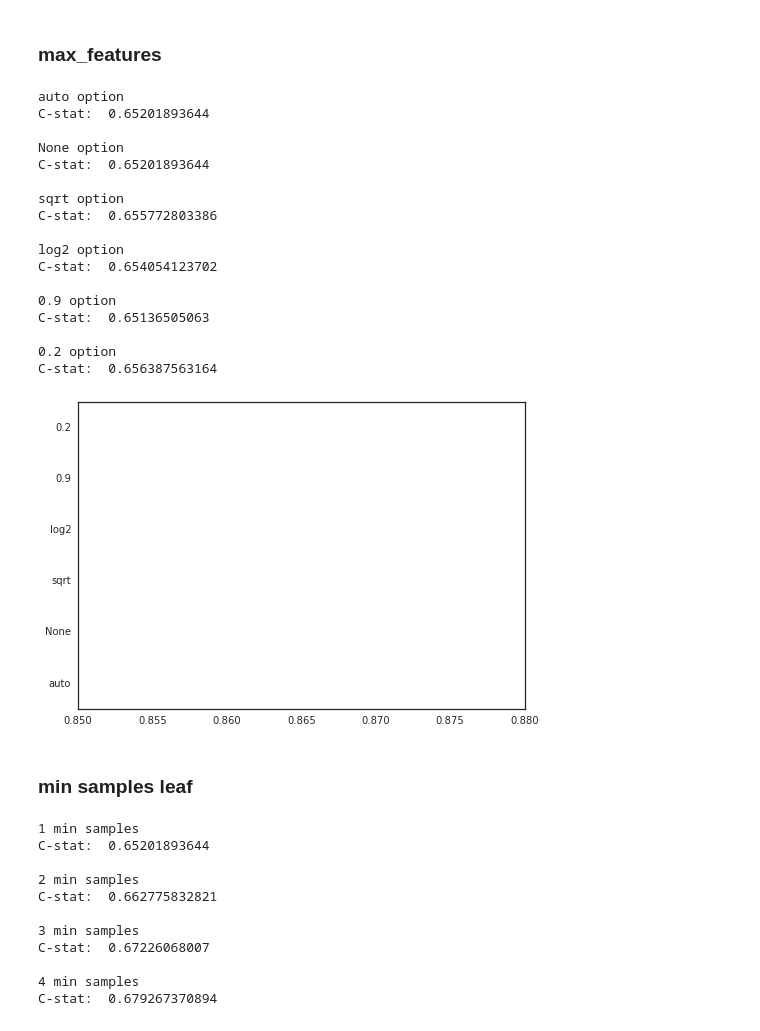
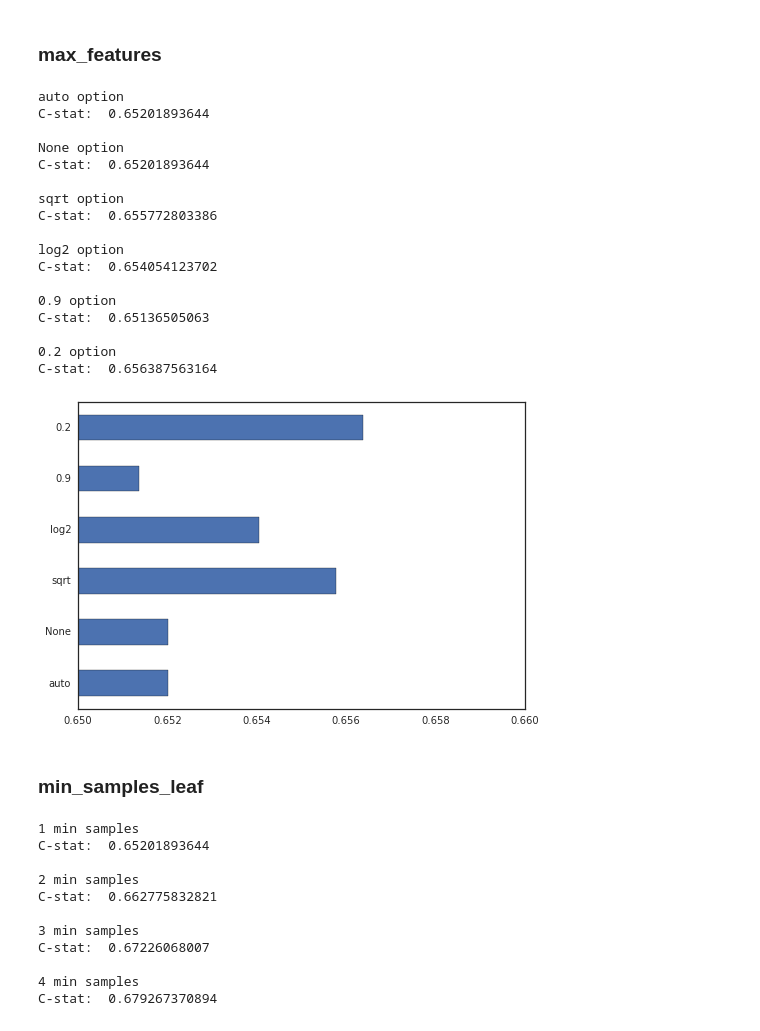
Before and after one commit to sahilph/Reddit-Survey-Assignment, a Jupyter notebook: Reddit Survey Assignment.ipynb, the cells around one changed output. Drawn from its saved outputs; the diff is of its cells as text; code cells hidden in the pictures.

```diff
--- a/Reddit Survey Assignment.ipynb
+++ b/Reddit Survey Assignment.ipynb
@@ -695,37 +695,37 @@ graph_feature_importances(model, df.columns, summarized_columns=nice_names)
 results = []
 max_features_options = ["auto", None, "sqrt", "log2", 0.9, 0.2]
 
 for max_features in max_features_options:
     model = RandomForestRegressor(n_estimators=1000, oob_score=True, n_jobs=-1, random_state=42, max_features=max_features)
     model.fit(df, y)
     print max_features, "option"
     roc = roc_auc_score(y, model.oob_prediction_)
     print "C-stat: ", roc
     results.append(roc)
     print ""
 
-pd.Series(results, max_features_options).plot(kind="barh", xlim=(.85,.88));
+pd.Series(results, max_features_options).plot(kind="barh", xlim=(.65,.66));
 # %% [output]
 auto option
 C-stat:  0.65201893644
 
 None option
 C-stat:  0.65201893644
 
 sqrt option
 C-stat:  0.655772803386
 
 log2 option
 C-stat:  0.654054123702
 
 0.9 option
 C-stat:  0.65136505063
 
 0.2 option
 C-stat:  0.656387563164
-[figure, old version]
+[figure, new version]
-# %% [markdown]
-### min samples leaf
+# %% [markdown]
+### min_samples_leaf
 # %%
 results = []
 min_samples_leaf_options = [1, 2, 3, 4, 5, 6, 7, 8, 9, 10]
```
Also changed, not shown: parts of 5 cells of this notebook.
